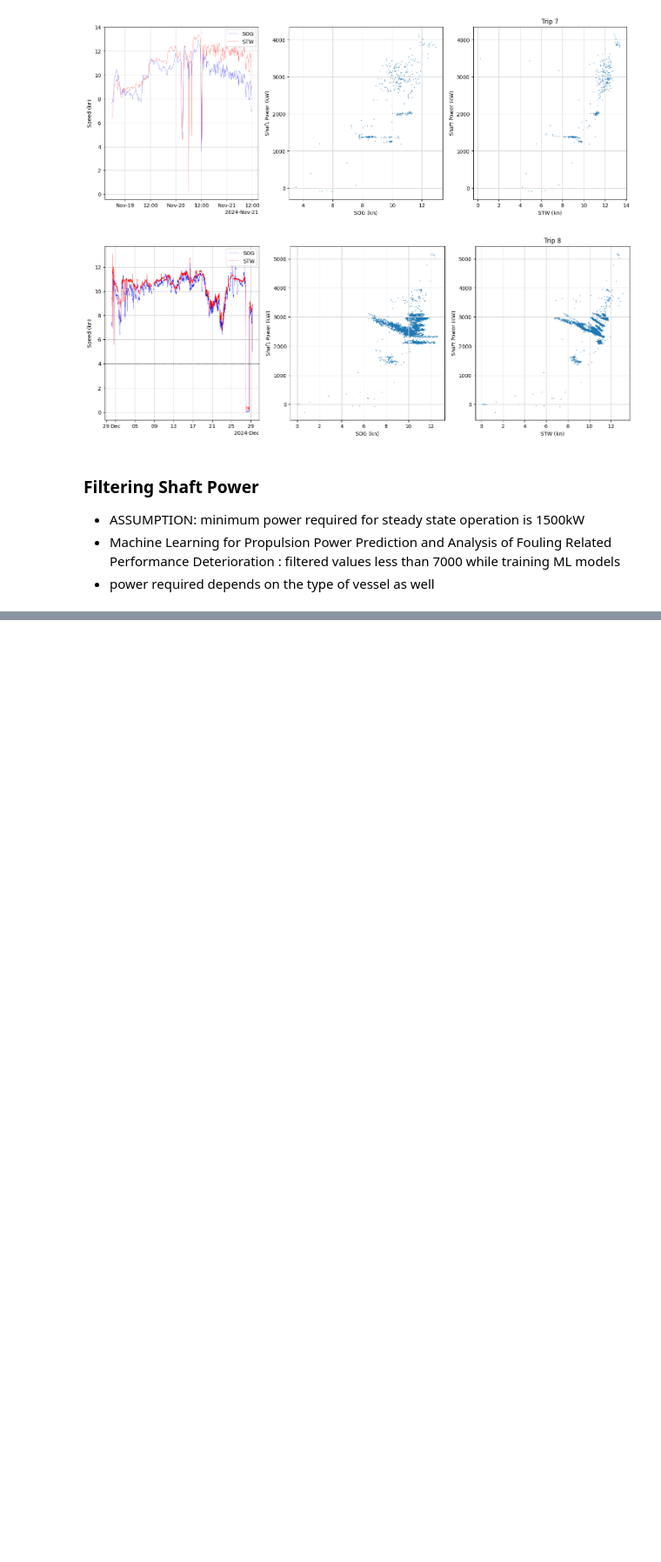
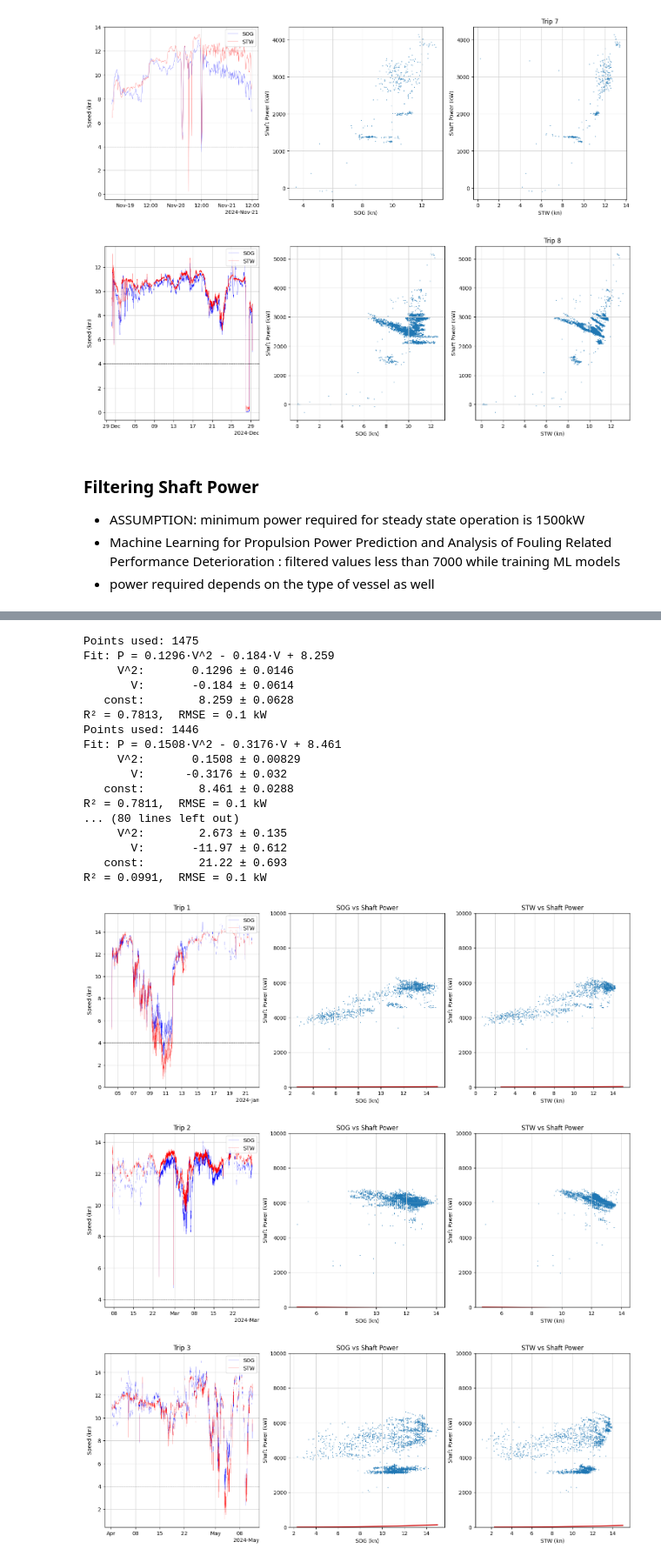
Before and after one commit to milospil/AppliedDS-Gr4, a Jupyter notebook: notebooks/energy_comparison/trips.ipynb, the cells around one changed output, grey strips where cells are left out. Shown at 87% size. Cells and saved outputs as stored; diff of their text form; code cells hidden in the pictures; blank space fills up the shorter version.

```diff
--- a/notebooks/energy_comparison/trips.ipynb
+++ b/notebooks/energy_comparison/trips.ipynb
@@ -173,2 +173,60 @@ R² = 0.1642,  RMSE = 312.1 kW
 [figure]
 [figure]
+# %%
+for trip in trips["trip"].unique():
+    trip_data = filtered_metric_data.filter(pl.col("timestamp").is_between(trips.filter(pl.col("trip") == trip).select("start").item(), trips.filter(pl.col("trip") == trip).select("end").item()))
+    trip_data = trip_data.select(pl.col("timestamp"),pl.col("stw_kn"),pl.col("sog_kn"), pl.col("shaft_kw")).sort("timestamp").group_by_dynamic("timestamp", every="10m").agg(pl.col("stw_kn").mean(),pl.col("sog_kn").mean(), pl.col("shaft_kw").mean())
+    fig, ax = plt.subplots(1, 3, figsize=(18, 6))
+
+    ax[0].plot(trip_data["timestamp"].to_numpy(), trip_data["sog_kn"].to_numpy(), color = "blue", label = "SOG", lw=0.25)
+    ax[0].plot(trip_data["timestamp"].to_numpy(), trip_data["stw_kn"].to_numpy(), color = "red", label = "STW", lw=0.25)
+    ax[0].axhline(4, color = "black", ls = "--", lw = 0.5, )
+    ax[0].legend(loc= "upper right")
+    ax[0].set_ylabel("Speed (kn)")
+    loc = mdates.AutoDateLocator()
+    ax[0].xaxis.set_major_locator(loc)
+    ax[0].xaxis.set_major_formatter(mdates.ConciseDateFormatter(loc))
+    ax[0].set_title(f"Trip {trip}")
+
+    ax[1].scatter(trip_data["sog_kn"].to_numpy(), trip_data["shaft_kw"].to_numpy(), s = 0.25)
+    x, y = _xy(trip_data.select(pl.col("sog_kn"), pl.col("shaft_kw")),SPEED = "sog_kn")
+    xs = np.linspace(x.min(), x.max(), 200)
+    res = fit_polyln(trip_data.select(pl.col("sog_kn"), pl.col("shaft_kw")),SPEED = "sog_kn")
+    ys = poly(xs, *res["coef"])
+    ax[1].plot(xs, ys, color="tab:red", lw=2,)
+            #label=f"{name} fit: {_equation(res['coef'])}\nR² = {res['R2']:.3f}, "
+            #      f"RMSE = {res['RMSE']:.0f} kW")
+    ax[1].set_xlabel("SOG (kn)")
+    ax[1].set_ylim([0,10000])
+    ax[1].set_ylabel("Shaft Power (kW)")
+    ax[1].set_title("SOG vs Shaft Power")
+
+    ax[2].scatter(trip_data["stw_kn"].to_numpy(), trip_data["shaft_kw"].to_numpy(), s = 0.25)
+    res = fit_polyln(trip_data.select(pl.col("stw_kn"), pl.col("shaft_kw")),SPEED = "stw_kn")
+    ys = poly(xs, *res["coef"])
+    ax[2].plot(xs, ys, color="tab:red", lw=2,)
+    ax[2].set_ylim([0,10000])
+    ax[2].set_xlabel("STW (kn)")
+    ax[2].set_ylabel("Shaft Power (kW)")
+    ax[2].set_title("STW vs Shaft Power")
+# %% [output]
+Points used: 1475
+Fit: P = 0.1296·V^2 - 0.184·V + 8.259
+     V^2:       0.1296 ± 0.0146
+       V:       -0.184 ± 0.0614
+   const:        8.259 ± 0.0628
+R² = 0.7813,  RMSE = 0.1 kW
+Points used: 1446
+Fit: P = 0.1508·V^2 - 0.3176·V + 8.461
+     V^2:       0.1508 ± 0.00829
+       V:      -0.3176 ± 0.032
+   const:        8.461 ± 0.0288
+R² = 0.7811,  RMSE = 0.1 kW
+... (80 lines left out)
+     V^2:        2.673 ± 0.135
+       V:       -11.97 ± 0.612
+   const:        21.22 ± 0.693
+R² = 0.0991,  RMSE = 0.1 kW
+[figure, added]
+[figure, added]
+[figure, added]
```
Also changed, not shown: parts of 4 cells of this notebook, 3 other files.
